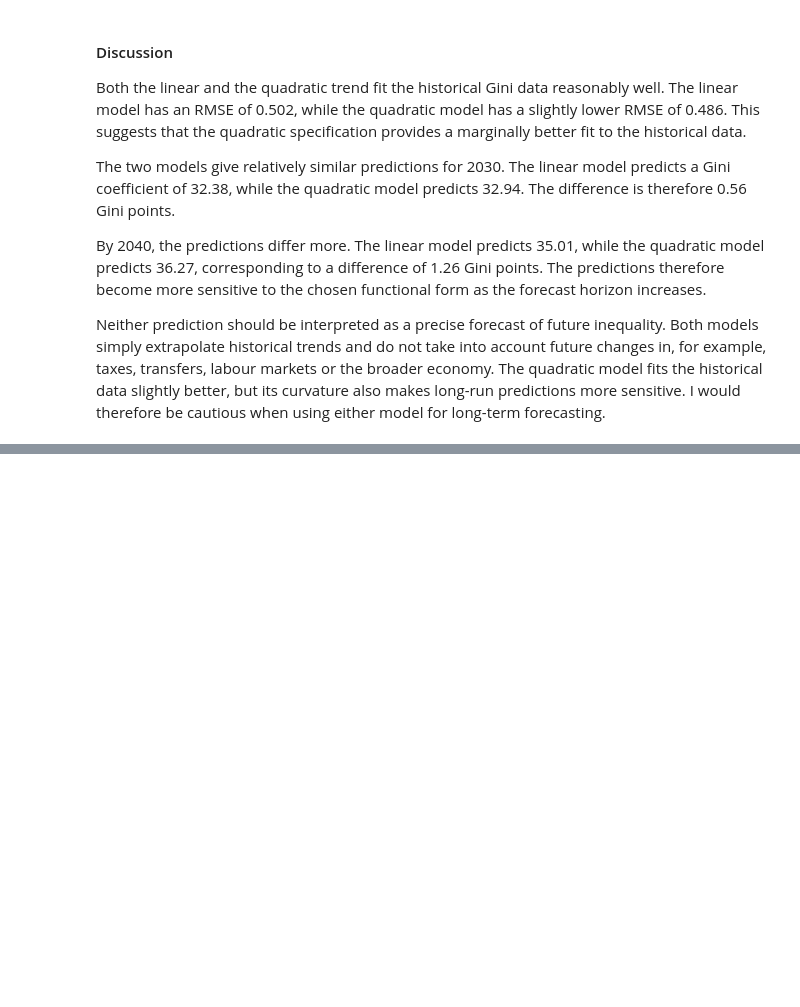
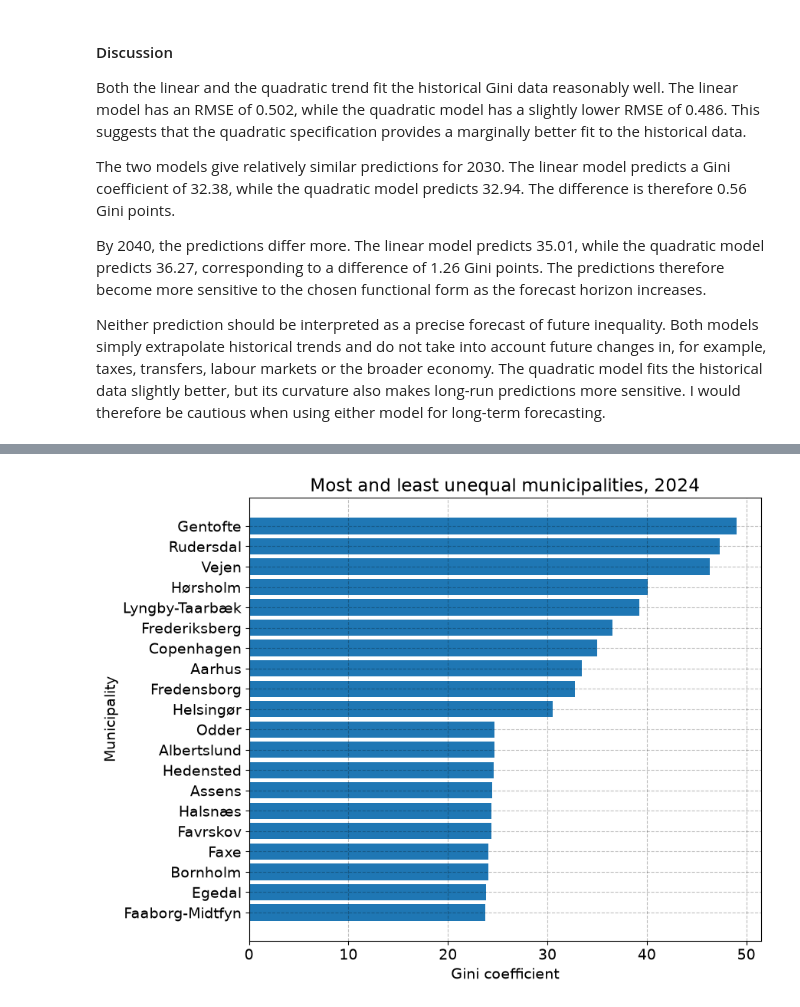
Before and after one commit to OttoBengtson/programming-for-economists, a Jupyter notebook: Data_Project_Version_1.ipynb, the cells around one changed output, grey strips where cells are left out. Drawn from its saved outputs; the diff is of its cells as text; code cells hidden in the pictures; blank space fills up the shorter version.

```diff
--- a/Data_Project_Version_1.ipynb
+++ b/Data_Project_Version_1.ipynb
@@ -693,0 +1140,39 @@ either model for long-term forecasting.
+# %%
+# d. illustrate most and least unequal municipalities
+
+# a. combine the two rankings
+inequality_ranking = pd.concat(
+    [
+        least_unequal,
+        most_unequal
+    ],
+    ignore_index=True
+)
+
+# b. sort municipalities by Gini coefficient
+inequality_ranking = (
+    inequality_ranking
+    .sort_values('gini')
+    .reset_index(drop=True)
+)
+
+# c. create figure
+fig = plt.figure(figsize=(9,7))
+ax = fig.add_subplot(1,1,1)
+
+# d. horizontal bar chart
+ax.barh(
+    inequality_ranking['municipality'],
+    inequality_ranking['gini']
+)
+
+# e. labels
+ax.set_title(
+    f'Most and least unequal municipalities, {latest_year}'
+)
+ax.set_xlabel('Gini coefficient')
+ax.set_ylabel('Municipality')
+
+fig.tight_layout()
+# %% [output]
+[figure, added]
```
Also changed, not shown: parts of 17 cells of this notebook.
